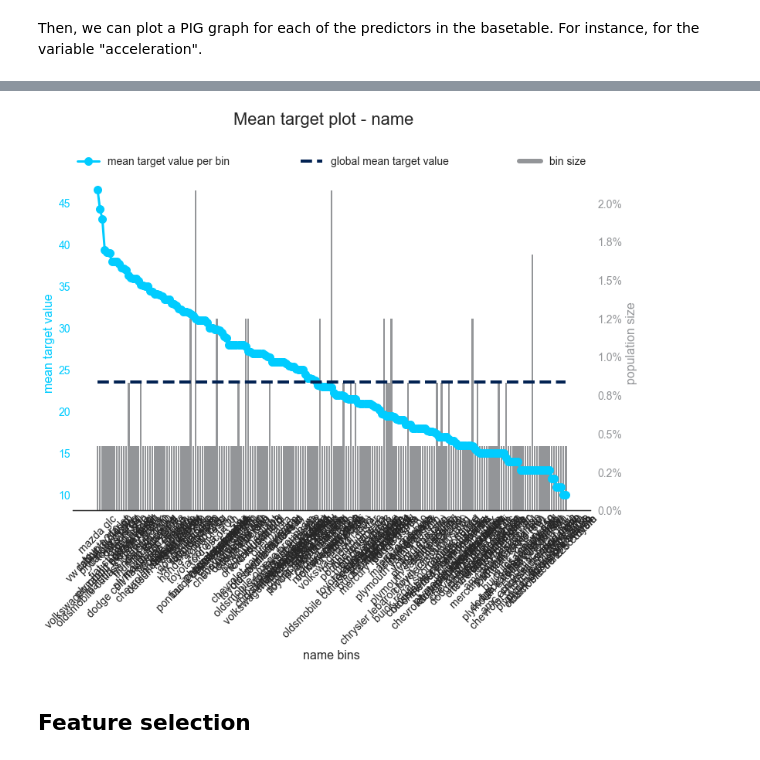
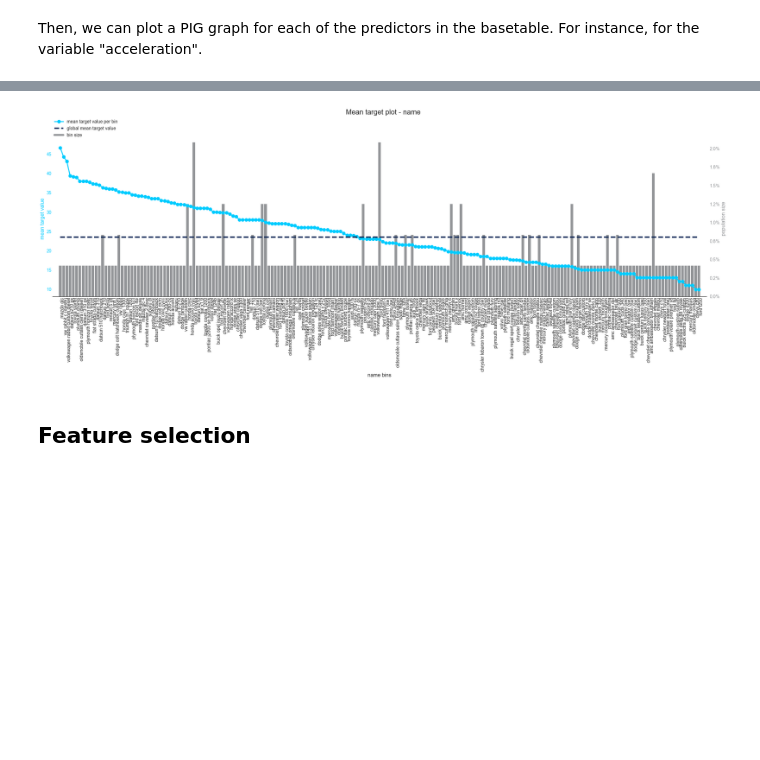
Before and after one commit to PythonPredictions/cobra, a Jupyter notebook: tutorials/tutorial_Cobra_linear_regression.ipynb, the cells around one changed output, grey strips where cells are left out. Drawn from its saved outputs; the diff is of its cells as text; code cells hidden in the pictures; blank space fills up the shorter version.

Commit message:
final PIG plots tweaks

```diff
--- a/tutorials/tutorial_Cobra_linear_regression.ipynb
+++ b/tutorials/tutorial_Cobra_linear_regression.ipynb
@@ -250,7 +250,7 @@ plot_incidence(pig_tables, variable="acceleration", model_type="regression", col
 # %%
-plot_incidence(pig_tables, variable="name", model_type="regression")
+plot_incidence(pig_tables, variable="name", model_type="regression", dim=(30, 12))
 # %% [output]
-[figure, old version]
+[figure, new version]
 # %% [markdown]
 ## Feature selection
 # %% [markdown]
```
Also changed, not shown: parts of 8 cells of this notebook, 2 other files.
